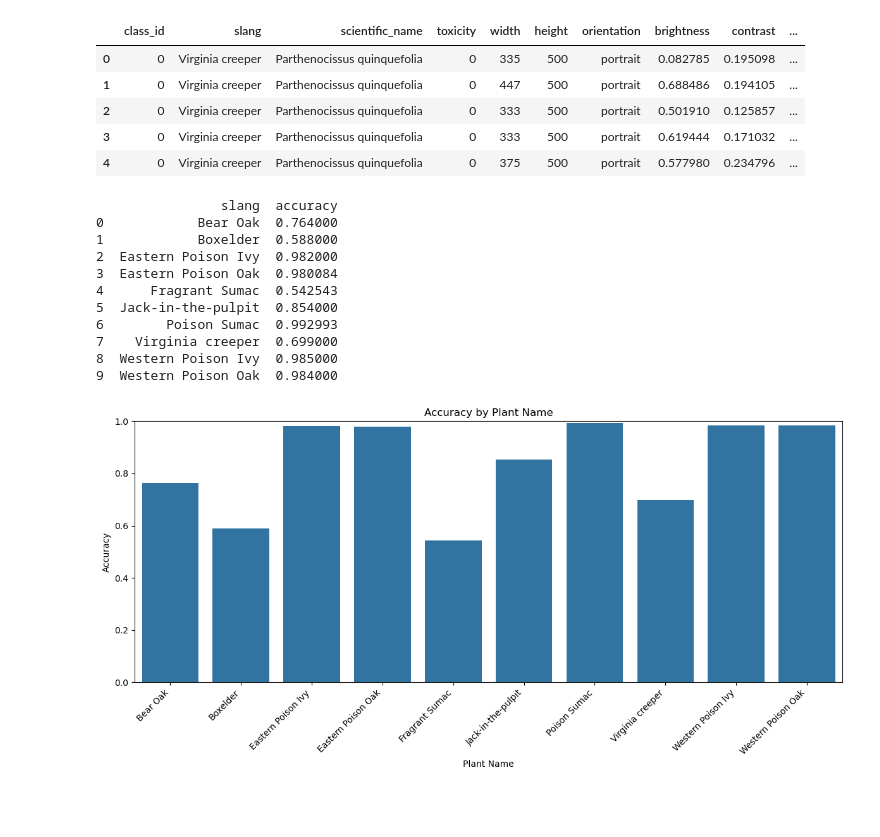
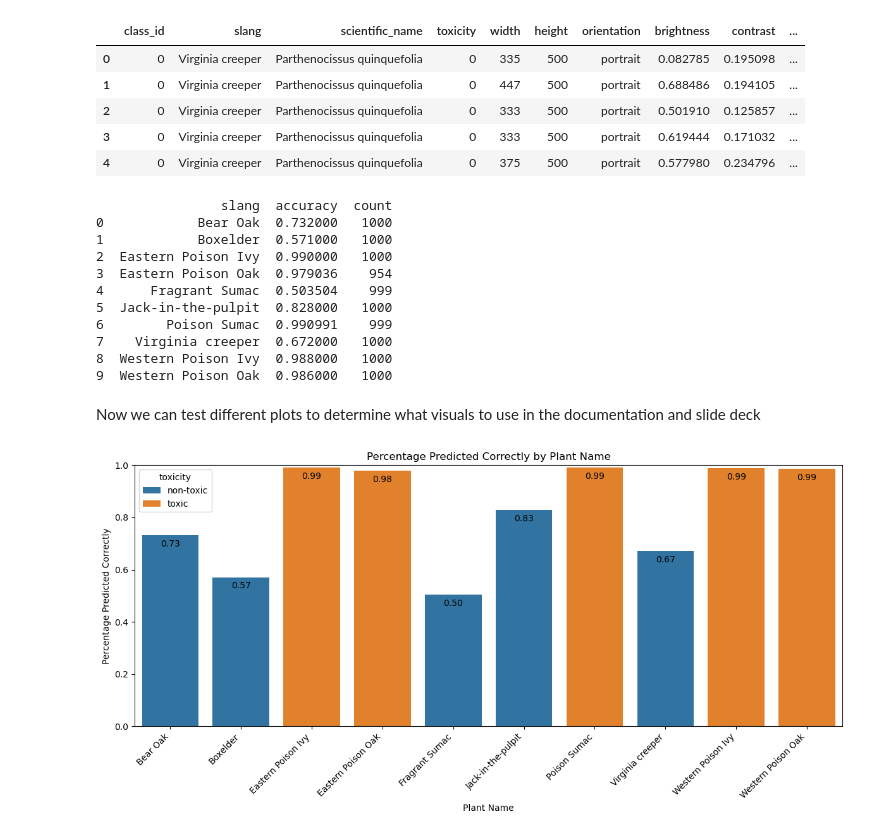
Before and after one commit to segoldsmith/Capstone3_PlantToxicity, a Jupyter notebook: Capstone3_pre-processing-modeling.ipynb, the cells around one changed output. Saved outputs shown, nothing was run; the diff lists cells and outputs as text; code cells hidden in the pictures; blank space fills up the shorter version.

```diff
--- a/Capstone3_pre-processing-modeling.ipynb
+++ b/Capstone3_pre-processing-modeling.ipynb
@@ -117,10 +113,10 @@ val_dataset.dataset.transform = val_transform
 
 # setup DataLoaders
 g = torch.Generator()
-g.manual_seed(SEED)
+g.manual_seed(42)
 
-train_loader = DataLoader(train_dataset, batch_size=32, shuffle=True, num_workers=4, worker_init_fn=seed_worker, generator=g)
-val_loader = DataLoader(val_dataset, batch_size=32, shuffle=False, num_workers=2, worker_init_fn=seed_worker, generator=g)
+train_loader = DataLoader(train_dataset, batch_size=32, shuffle=True, num_workers=0, worker_init_fn=seed_worker, generator=g)
+val_loader = DataLoader(val_dataset, batch_size=32, shuffle=False, num_workers=0, worker_init_fn=seed_worker, generator=g)
 
 device = "cuda" if torch.cuda.is_available() else "cpu"
 # %% [markdown]
@@ -1182,40 +1100,48 @@ merged_final.head()
 | 3 | 0 | Virginia creeper | Parthenocissus quinquefolia | 0 | 333 | 500 | portrait | 0.619444 | 0.171032 | ... |
 | 4 | 0 | Virginia creeper | Parthenocissus quinquefolia | 0 | 375 | 500 | portrait | 0.577980 | 0.234796 | ... |
 # %%
-accuracy_by_species = (
-    merged_final.groupby("slang")["correct_prediction"]
-      .mean()
-      .reset_index()
-      .rename(columns={"correct_prediction": "accuracy"})
-)
+#group accuracy by species type
+accuracy_by_species = (merged_final.groupby("slang").agg(
+          accuracy=("correct_prediction", "mean"),
+          count=("correct_prediction", "size")).reset_index())
+
 print(accuracy_by_species)
 # %% [output]
-                slang  accuracy
-0            Bear Oak  0.764000
-1            Boxelder  0.588000
-2  Eastern Poison Ivy  0.982000
-3  Eastern Poison Oak  0.980084
-4      Fragrant Sumac  0.542543
-5  Jack-in-the-pulpit  0.854000
-6        Poison Sumac  0.992993
-7    Virginia creeper  0.699000
-8  Western Poison Ivy  0.985000
-9  Western Poison Oak  0.984000
+                slang  accuracy  count
+0            Bear Oak  0.732000   1000
+1            Boxelder  0.571000   1000
+2  Eastern Poison Ivy  0.990000   1000
+3  Eastern Poison Oak  0.979036    954
+4      Fragrant Sumac  0.503504    999
+5  Jack-in-the-pulpit  0.828000   1000
+6        Poison Sumac  0.990991    999
+7    Virginia creeper  0.672000   1000
+8  Western Poison Ivy  0.988000   1000
+9  Western Poison Oak  0.986000   1000
+# %% [markdown]
+Now we can test different plots to determine what visuals to use in the documentation and slide deck
 # %%
 import seaborn as sns
+# %%
+accuracy_by_species["toxicity"] = accuracy_by_species["slang"].str.contains("poison", case=False, na=False)\
+                    .map({True: "toxic", False: "non-toxic"})
 # %%
+#add toxicity column to use for hue in the plot
+accuracy_by_species["toxicity"] = accuracy_by_species["slang"].str.contains("poison", case=False, na=False)\
+                    .map({True: "toxic", False: "non-toxic"})
+
+#plot accuracy by species type
 plt.figure(figsize=(12, 6))
-sns.barplot(
-    data=accuracy_by_species,
-    x="slang",
-    y="accuracy")
+ax =sns.barplot(data=accuracy_by_species, x="slang", y="accuracy", hue="toxicity")
 
 plt.xticks(rotation=45, ha="right")
 plt.ylim(0, 1)
-plt.title("Accuracy by Plant Name")
-plt.ylabel("Accuracy")
+plt.title("Percentage Predicted Correctly by Plant Name")
+plt.ylabel("Percentage Predicted Correctly")
 plt.xlabel("Plant Name")
+for container in ax.containers:
+    ax.bar_label(container, fmt="%.2f", padding=-15)
 plt.tight_layout()
 plt.show()
 # %% [output]
-[figure, old version]
+[figure, new version]
```
Also changed, not shown: parts of 37 cells of this notebook.
